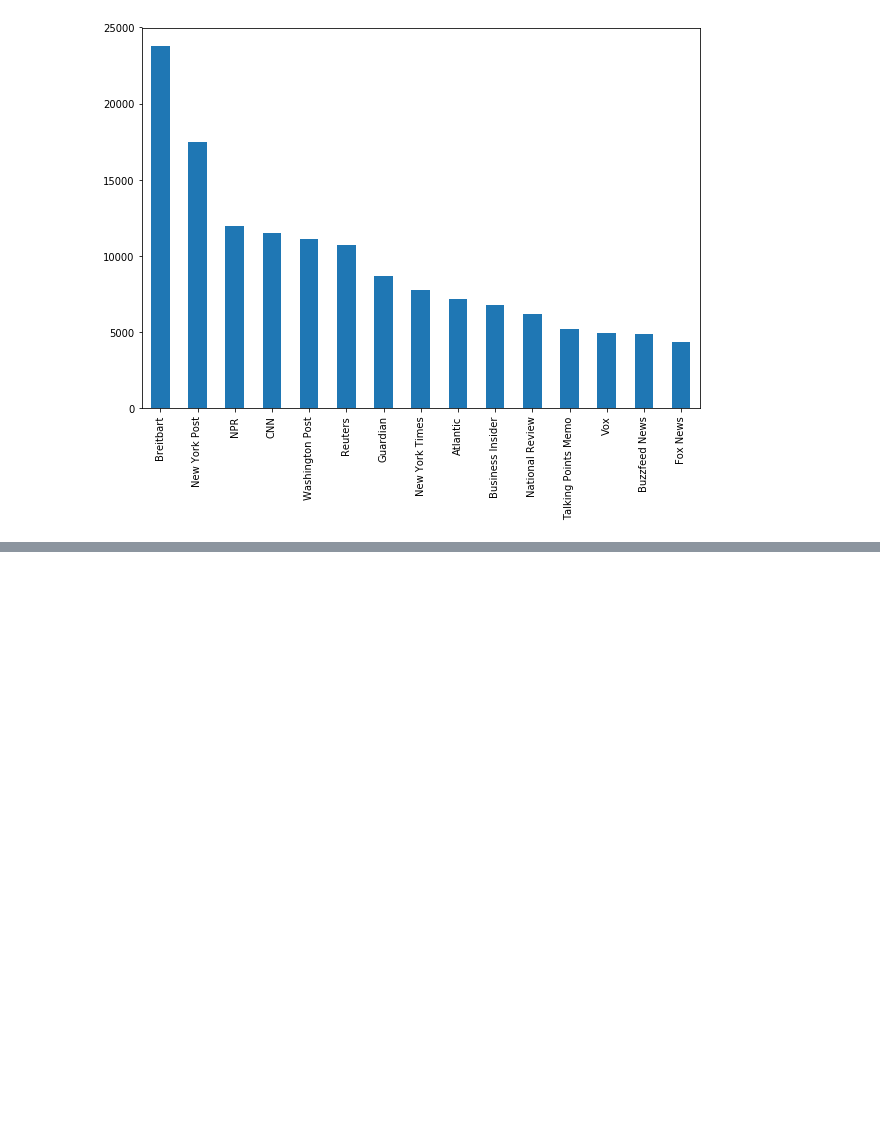
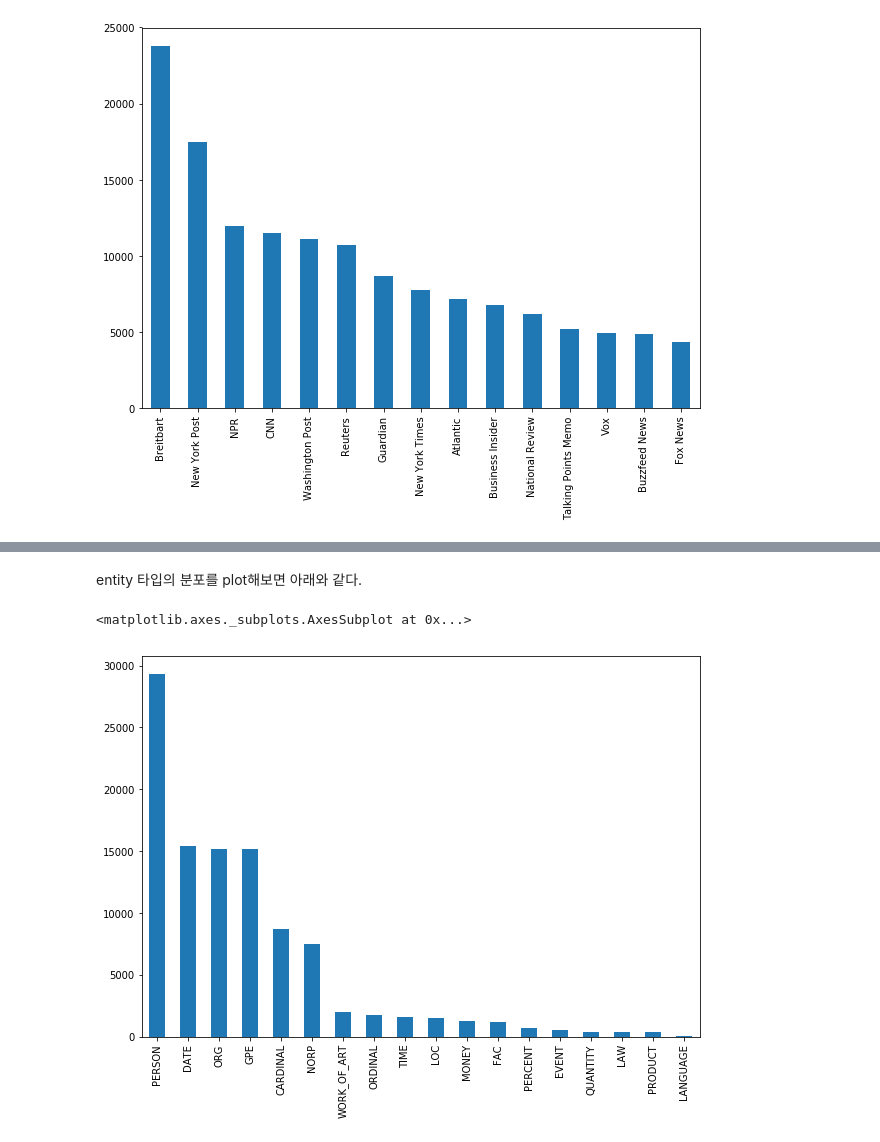
Before and after one commit to werellel/ML-for-Finance, a Jupyter notebook: parsing_textual_data_with_natural_language_processing.ipynb, the cells around one changed output, grey strips where cells are left out. Saved outputs shown, nothing was run; the diff lists cells and outputs as text; code cells hidden in the pictures; blank space fills up the shorter version.

Commit message:
named entity recognition

```diff
--- a/parsing_textual_data_with_natural_language_processing.ipynb
+++ b/parsing_textual_data_with_natural_language_processing.ipynb
@@ -57,0 +82,5 @@ doc = df.loc[0,'content']
+# %%
+nlp = spacy.load('en',
+                 disable=['parser',
+                          'tagger',
+                          'textcat'])
@@ -57,0 +89,16 @@ doc = df.loc[0,'content']
+# %%
+from tqdm import tqdm, tqdm_notebook
+
+frames = []
+for i in tqdm_notebook(range(1000)):
+    doc = df.loc[i,'content']
+    text_id = df.loc[i,'id']
+    doc = nlp(doc)
+    ents = [(e.text, e.start_char, e.end_char, e.label_)
+            for e in doc.ents
+            if len(e.text.strip(' -—')) > 0]
+    frame = pd.DataFrame(ents)
+    frame['id'] = text_id
+    frames.append(frame)
+# %%
+npf = pd.concat(frames)
@@ -57,0 +114,10 @@ doc = df.loc[0,'content']
+# %%
+npf.columns = ['Text','Start','Stop','Type','id']
+# %% [markdown]
+entity 타입의 분포를 plot해보면 아래와 같다.
+# %%
+plt.figure(figsize=(10,7))
+npf.Type.value_counts().plot(kind='bar')
+# %% [output]
+<matplotlib.axes._subplots.AxesSubplot at 0x...>
+[figure, added]
```
Also changed, not shown: parts of 26 cells of this notebook.
